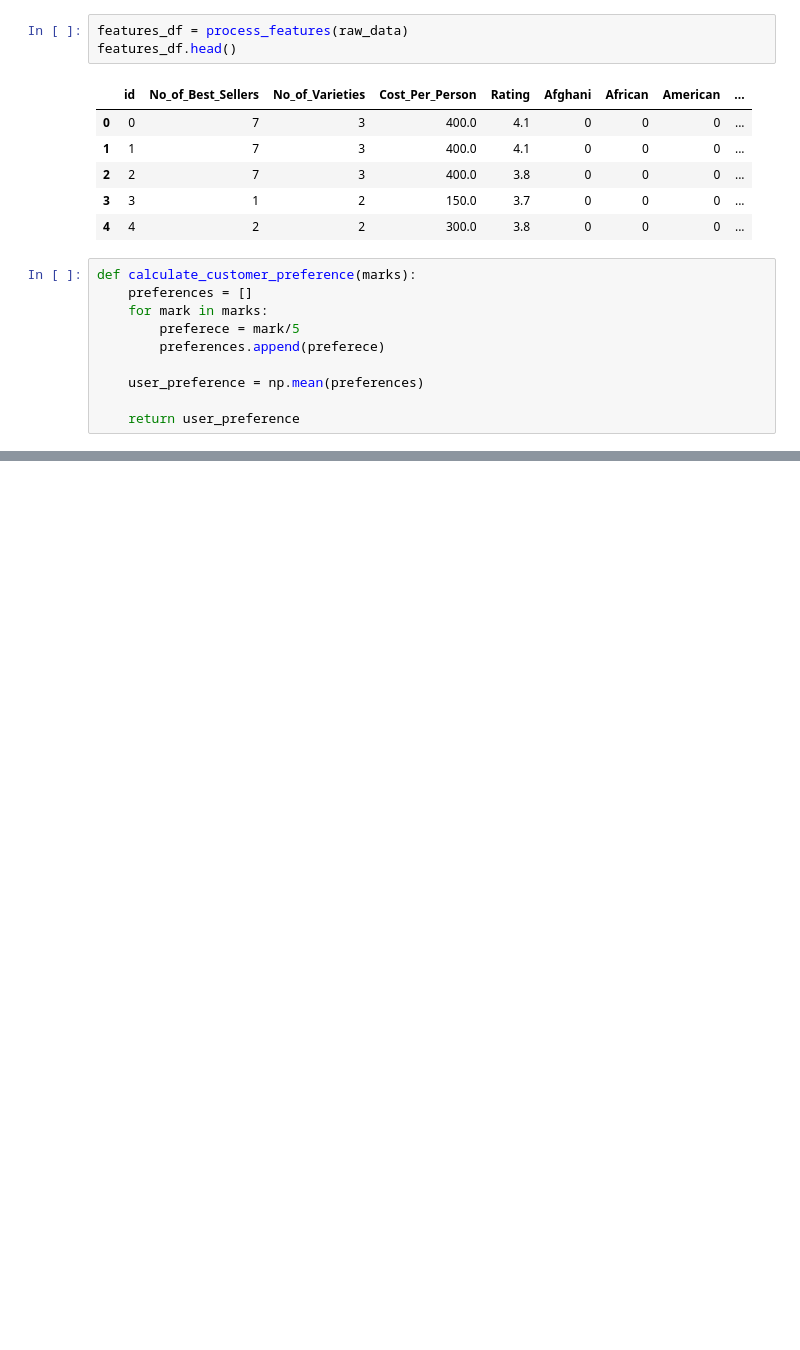
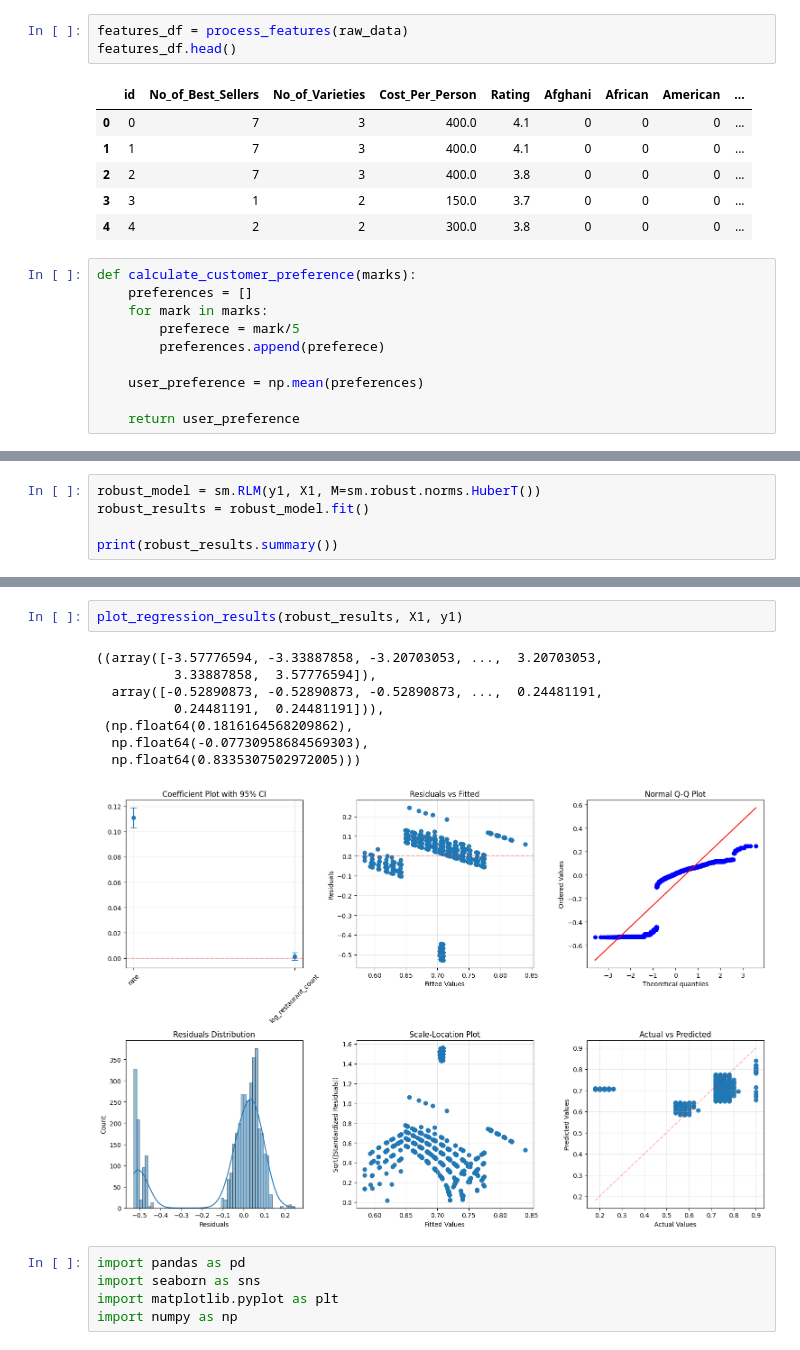
Before and after one commit to VioletPANsq/ntu_sd6101_team_project, a Jupyter notebook: notebook/Hypothesis_Testing.ipynb, the cells around one changed output, grey strips where cells are left out. Cells and saved outputs as stored; diff of their text form; blank space fills up the shorter version.

```diff
--- a/notebook/Hypothesis_Testing.ipynb
+++ b/notebook/Hypothesis_Testing.ipynb
@@ -377,0 +440,5 @@ strong multicollinearity or other numerical problems.
+# %%
+robust_model = sm.RLM(y1, X1, M=sm.robust.norms.HuberT())
+robust_results = robust_model.fit()
+
+print(robust_results.summary())
@@ -377,0 +639,16 @@ strong multicollinearity or other numerical problems.
+# %%
+plot_regression_results(robust_results, X1, y1)
+# %% [output]
+((array([-3.57776594, -3.33887858, -3.20703053, ...,  3.20703053,
+          3.33887858,  3.57776594]),
+  array([-0.52890873, -0.52890873, -0.52890873, ...,  0.24481191,
+          0.24481191,  0.24481191])),
+ (np.float64(0.1816164568209862),
+  np.float64(-0.07730958684569303),
+  np.float64(0.8335307502972005)))
+[figure, added]
+# %%
+import pandas as pd
+import seaborn as sns
+import matplotlib.pyplot as plt
+import numpy as np
```
Also changed, not shown: parts of 21 cells of this notebook, 2 other files.
